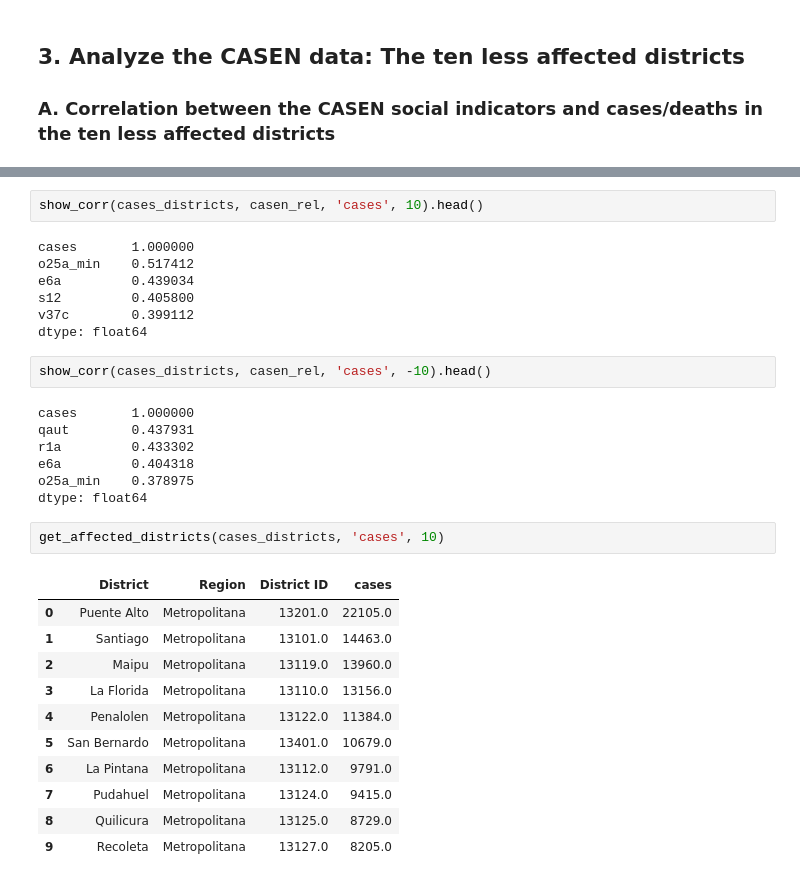
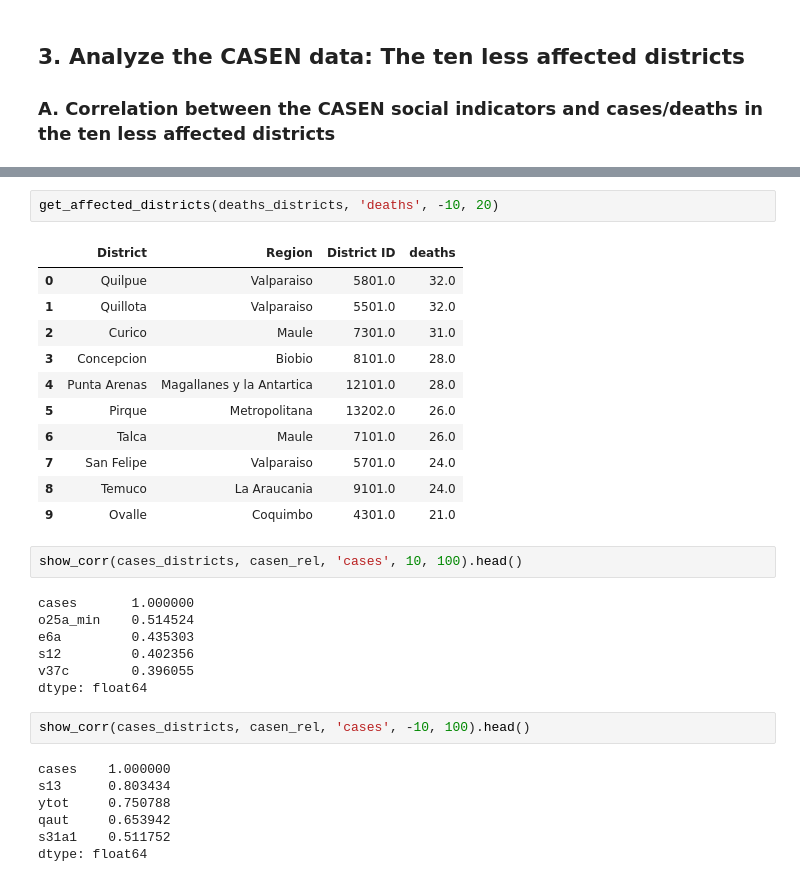
Before and after one commit to muellermax/Chile-Capstone, a Jupyter notebook: Chile Capstone.ipynb, the cells around one changed output, grey strips where cells are left out. Cells and saved outputs as stored; diff of their text form.

```diff
--- a/Chile Capstone.ipynb
+++ b/Chile Capstone.ipynb
@@ -679,32 +673,32 @@ get_affected_districts(cases_districts, 'cases', -11)
+# %%
+get_affected_districts(deaths_districts, 'deaths', -10, 20)
+# %% [output]
+|  | District | Region | District ID | deaths |
+| 0 | Quilpue | Valparaiso | 5801.0 | 32.0 |
+| 1 | Quillota | Valparaiso | 5501.0 | 32.0 |
+| 2 | Curico | Maule | 7301.0 | 31.0 |
+| 3 | Concepcion | Biobio | 8101.0 | 28.0 |
+| 4 | Punta Arenas | Magallanes y la Antartica | 12101.0 | 28.0 |
+| 5 | Pirque | Metropolitana | 13202.0 | 26.0 |
+| 6 | Talca | Maule | 7101.0 | 26.0 |
+| 7 | San Felipe | Valparaiso | 5701.0 | 24.0 |
+| 8 | Temuco | La Araucania | 9101.0 | 24.0 |
+| 9 | Ovalle | Coquimbo | 4301.0 | 21.0 |
 # %%
-show_corr(cases_districts, casen_rel, 'cases', 10).head()
+show_corr(cases_districts, casen_rel, 'cases', 10, 100).head()
 # %% [output]
 cases       1.000000
-o25a_min    0.517412
-e6a         0.439034
-s12         0.405800
-v37c        0.399112
+o25a_min    0.514524
+e6a         0.435303
+s12         0.402356
+v37c        0.396055
 dtype: float64
 # %%
-show_corr(cases_districts, casen_rel, 'cases', -10).head()
+show_corr(cases_districts, casen_rel, 'cases', -10, 100).head()
 # %% [output]
-cases       1.000000
-qaut        0.437931
-r1a         0.433302
-e6a         0.404318
-o25a_min    0.378975
+cases    1.000000
+s13      0.803434
+ytot     0.750788
+qaut     0.653942
+s31a1    0.511752
 dtype: float64
-# %%
-get_affected_districts(cases_districts, 'cases', 10)
-# %% [output]
-|  | District | Region | District ID | cases |
-| 0 | Puente Alto | Metropolitana | 13201.0 | 22105.0 |
-| 1 | Santiago | Metropolitana | 13101.0 | 14463.0 |
-| 2 | Maipu | Metropolitana | 13119.0 | 13960.0 |
-| 3 | La Florida | Metropolitana | 13110.0 | 13156.0 |
-| 4 | Penalolen | Metropolitana | 13122.0 | 11384.0 |
-| 5 | San Bernardo | Metropolitana | 13401.0 | 10679.0 |
-| 6 | La Pintana | Metropolitana | 13112.0 | 9791.0 |
-| 7 | Pudahuel | Metropolitana | 13124.0 | 9415.0 |
-| 8 | Quilicura | Metropolitana | 13125.0 | 8729.0 |
-| 9 | Recoleta | Metropolitana | 13127.0 | 8205.0 |
```
Also changed, not shown: parts of 15 cells of this notebook.
